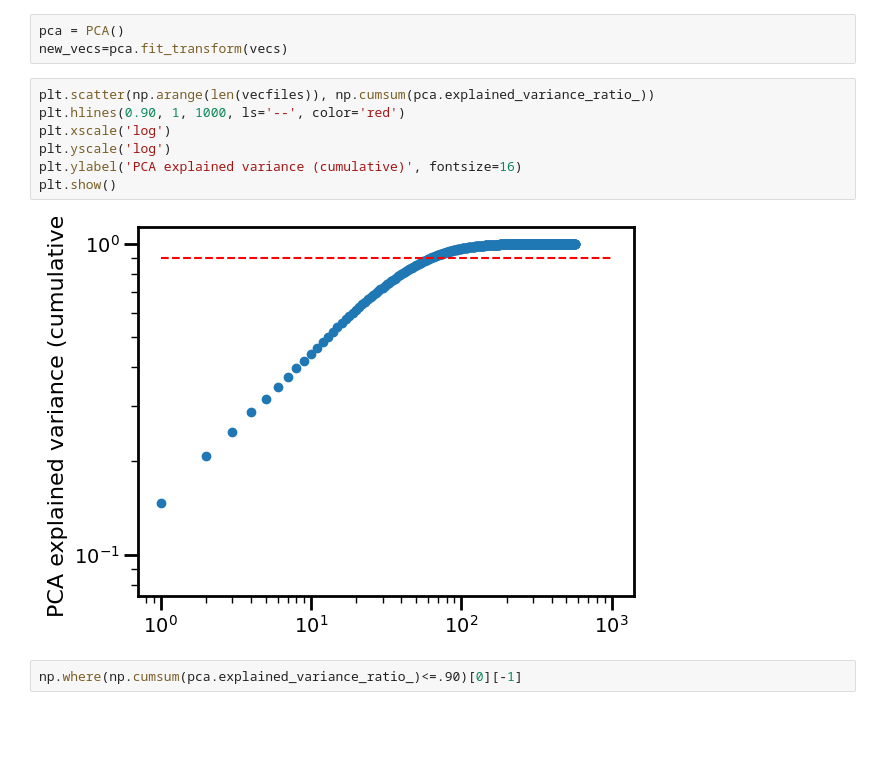
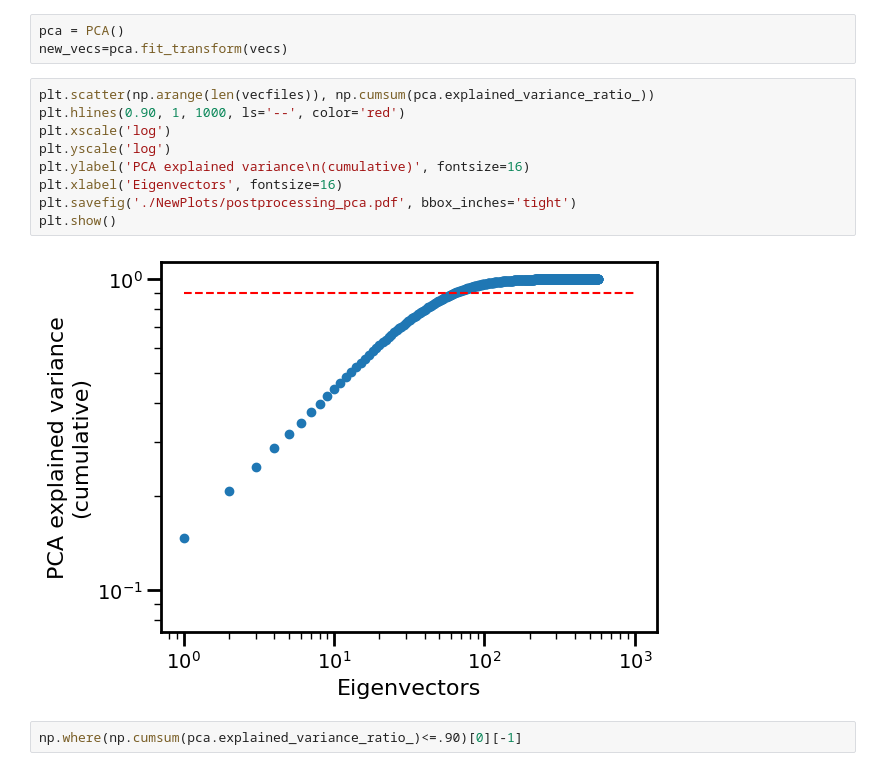
Before and after one commit to fabiosaracco/sdg_repos_advanced, a Jupyter notebook: 1_0_postprocessing.ipynb, the cells around one changed output. Cells and saved outputs as stored; diff of their text form; blank space fills up the shorter version.

```diff
--- a/1_0_postprocessing.ipynb
+++ b/1_0_postprocessing.ipynb
@@ -154,12 +154,14 @@ new_vecs=pca.fit_transform(vecs)
 # %%
 plt.scatter(np.arange(len(vecfiles)), np.cumsum(pca.explained_variance_ratio_))
 plt.hlines(0.90, 1, 1000, ls='--', color='red')
 plt.xscale('log')
 plt.yscale('log')
-plt.ylabel('PCA explained variance (cumulative)', fontsize=16)
+plt.ylabel('PCA explained variance\n(cumulative)', fontsize=16)
+plt.xlabel('Eigenvectors', fontsize=16)
+plt.savefig('./NewPlots/postprocessing_pca.pdf', bbox_inches='tight')
 plt.show()
 # %% [output]
-[figure, old version]
+[figure, new version]
 # %%
 np.where(np.cumsum(pca.explained_variance_ratio_)<=.90)[0][-1]
 # %% [output]
```
Also changed, not shown: 1 other file.
